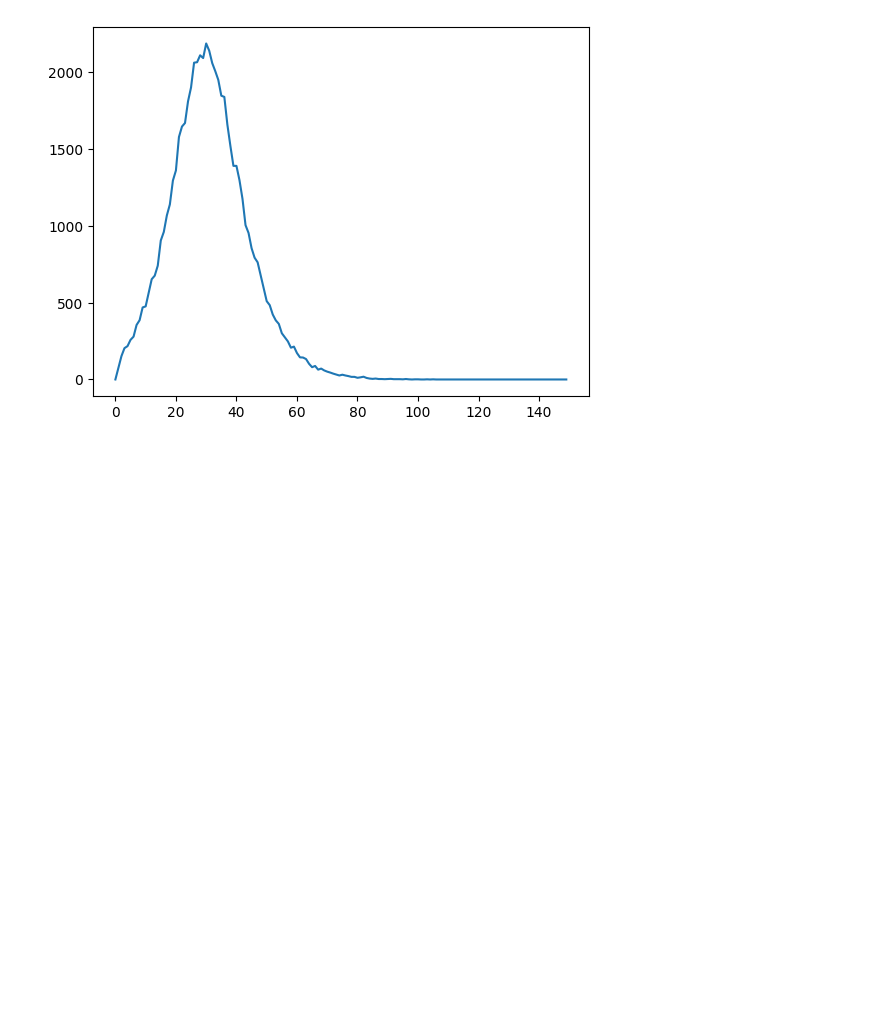
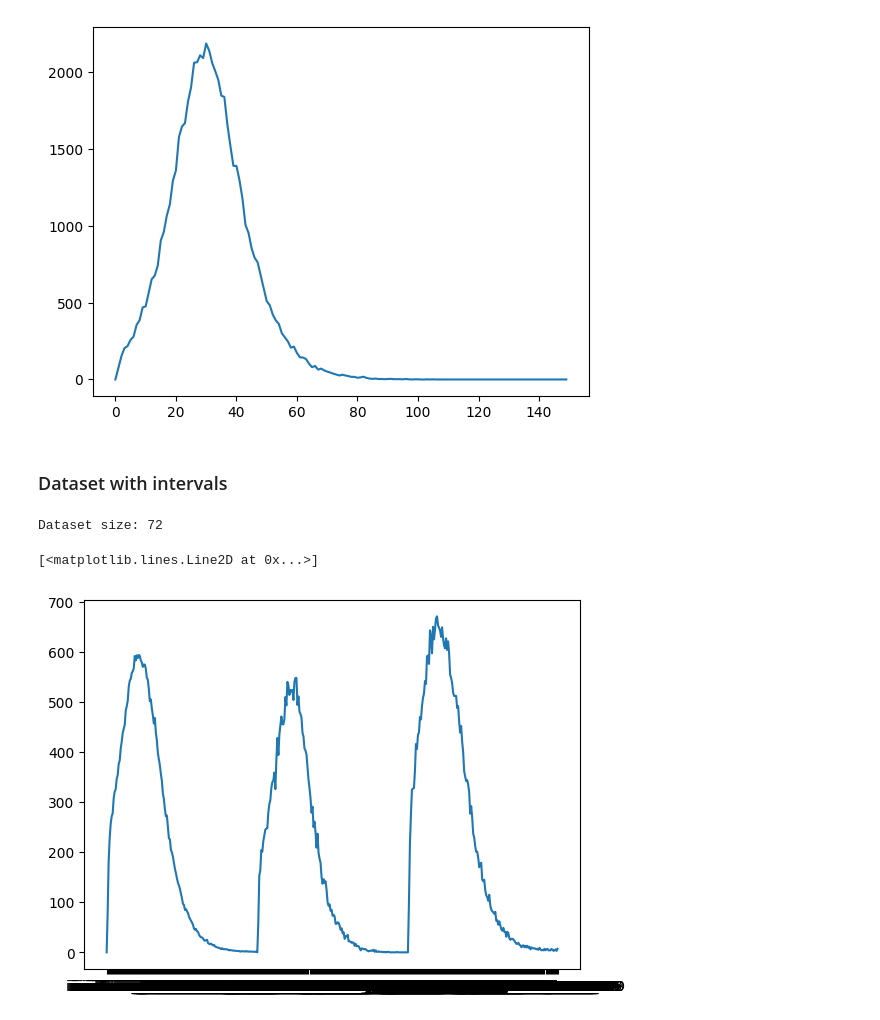
Before and after one commit to Mpkosh/hybrid_surrogate, a Jupyter notebook: notebooks/seir_network_dataset_generation.ipynb, the cells around one changed output. Saved outputs shown, nothing was run; the diff lists cells and outputs as text; code cells hidden in the pictures; blank space fills up the shorter version.

```diff
--- a/notebooks/seir_network_dataset_generation.ipynb
+++ b/notebooks/seir_network_dataset_generation.ipynb
@@ -82,3 +84,45 @@ plt.plot(res.daily_incidence)
 R_0 =  1.0
 [<matplotlib.lines.Line2D at 0x...>]
 [figure]
+# %% [markdown]
+### Dataset with intervals
+# %%
+tmax = 150 # time in days for simulation
+columns = ['beta', 'gamma', 'delta', 'init_inf_frac', 'alpha']+ \
+    ['incidence_' + str(day_index) for day_index in range(tmax)] + \
+    ['low_incidence_' + str(day_index) for day_index in range(tmax)] + \
+    ['high_incidence_' + str(day_index) for day_index in range(tmax)]
+dataset = pd.DataFrame(columns=columns)
+# %%
+network_model = SEIRNetworkModel(10**5)
+
+beta = 0.5 # transmission rate
+gamma = 0.3 # latent period rate
+delta = 0.2 # recovery rate
+init_inf_frac = 1e-4 # fraction of initially infected
+
+alpha_arr = np.arange(0.2, 1, 0.1) # fraction of initial non-immune array
+beta_arr = np.arange(0.1, 1, 0.1) # transmission rate array
+
+num_runs = 10
+
+print('Dataset size:', len(alpha_arr)*len(beta_arr))
+
+for beta in tqdm.tqdm(beta_arr):
+    for alpha in alpha_arr:
+        daily_incidence_arr = []
+        for _ in range(num_runs):
+            daily_incidence = network_model.simulate(beta=beta, gamma=gamma,
+                                 delta=delta, init_inf_frac=init_inf_frac,
+                                 init_rec_frac=(1-alpha)).daily_incidence
+            daily_incidence_arr.append(daily_incidence)
+        daily_incidence_arr = np.array(daily_incidence_arr)
+        # print(daily_incidence_arr.shape)
+        mean_daily_incidence = list(np.mean(daily_incidence_arr, axis=0))
+        low_daily_incidence = list(np.min(daily_incidence_arr, axis=0))
+        high_daily_incidence = list(np.max(daily_incidence_arr, axis=0))
+        sample = [beta, gamma, delta, init_inf_frac, alpha] + \
+            mean_daily_incidence + low_daily_incidence + high_daily_incidence
+        dataset.loc[len(dataset)] = sample
+# %% [output]
+Dataset size: 72
@@ -84,0 +131,7 @@ R_0 =  1.0
+# %%
+ts = dataset.iloc[20]
+ts = ts[5:]
+plt.plot(ts)
+# %% [output]
+[<matplotlib.lines.Line2D at 0x...>]
+[figure, added]
```
Also changed, not shown: parts of 5 cells of this notebook, 6 other files.
